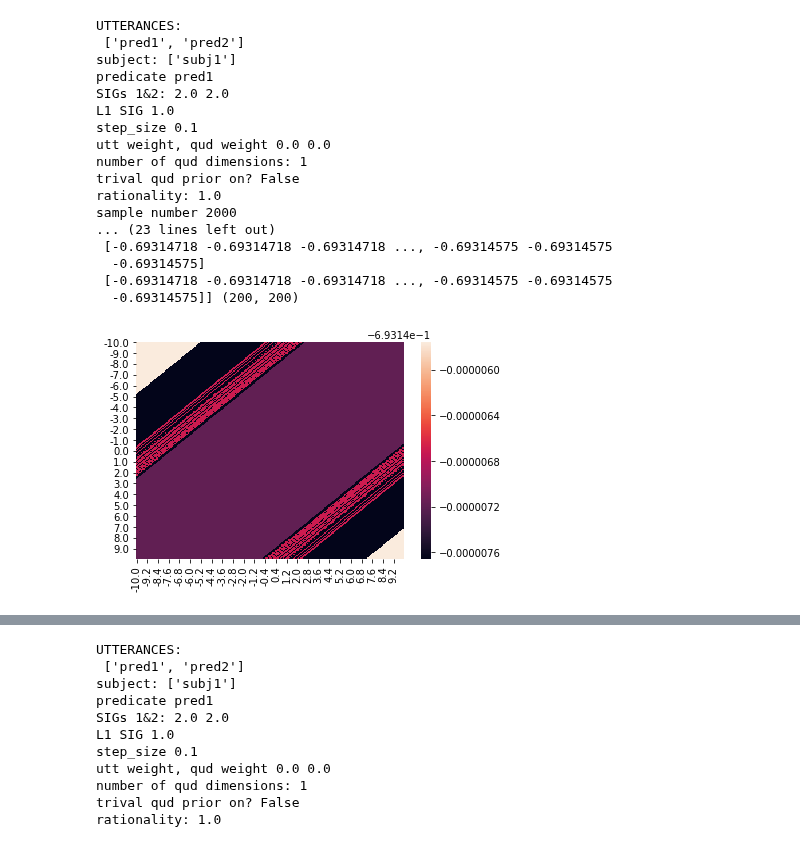
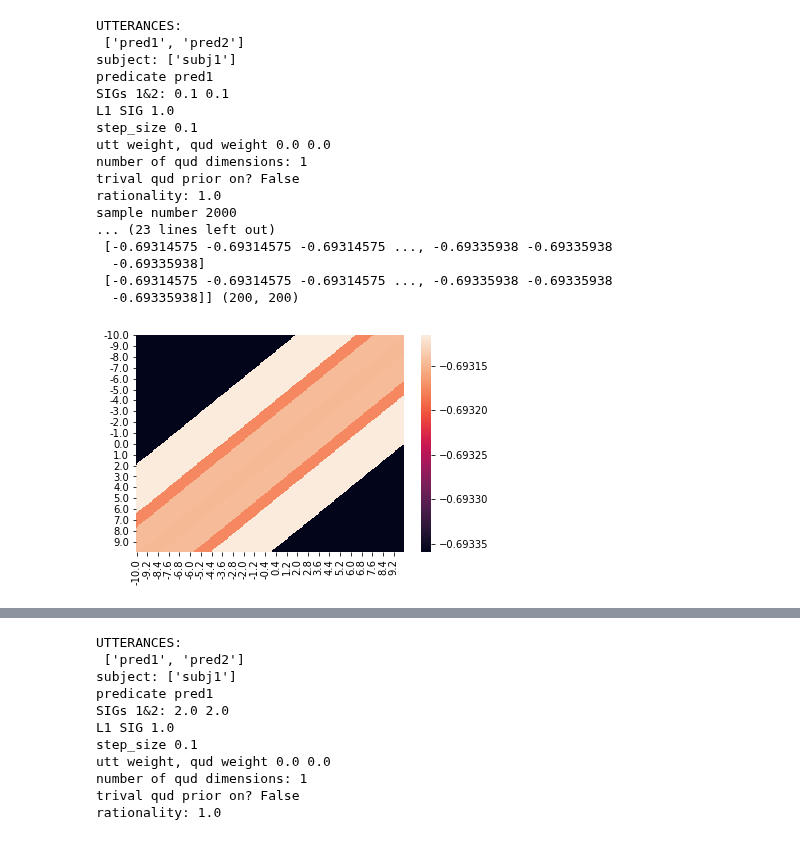
Before and after one commit to reubenharry/Distributional-RSA, a Jupyter notebook: heatmaps.ipynb, the cells around one changed output, grey strips where cells are left out. Cells and saved outputs as stored; diff of their text form; code cells hidden in the pictures.

```diff
--- a/heatmaps.ipynb
+++ b/heatmaps.ipynb
@@ -23,24 +23,24 @@ def titrate(size,amount,l1_sig1,quds,only_trivial,pred,just_s1,sig1,sig2):
 # %%
 # titrate(size=100,amount=0.1,l1_sig1=1.0,quds=['qud1'],pred='pred2',only_trivial=False,just_s1=True,sig1=2.0,sig2=2.0)
 # %%
-titrate(size=100,amount=0.1,l1_sig1=1.0,quds=['qud1'],pred='pred1',only_trivial=False,just_s1=True,sig1=2.0,sig2=2.0)
+titrate(size=100,amount=0.1,l1_sig1=1.0,quds=['qud1'],pred='pred1',only_trivial=False,just_s1=True,sig1=0.1,sig2=0.1)
 # %% [output]
 UTTERANCES:
  ['pred1', 'pred2']
 subject: ['subj1']
 predicate pred1
-SIGs 1&2: 2.0 2.0
+SIGs 1&2: 0.1 0.1
 L1 SIG 1.0
 step_size 0.1
 utt weight, qud weight 0.0 0.0
 number of qud dimensions: 1
 trival qud prior on? False
 rationality: 1.0
 sample number 2000
 ... (23 lines left out)
- [-0.69314718 -0.69314718 -0.69314718 ..., -0.69314575 -0.69314575
-  -0.69314575]
- [-0.69314718 -0.69314718 -0.69314718 ..., -0.69314575 -0.69314575
-  -0.69314575]] (200, 200)
+ [-0.69314575 -0.69314575 -0.69314575 ..., -0.69335938 -0.69335938
+  -0.69335938]
+ [-0.69314575 -0.69314575 -0.69314575 ..., -0.69335938 -0.69335938
+  -0.69335938]] (200, 200)
-[figure, old version]
+[figure, new version]
 # %%
```
Also changed, not shown: parts of 3 cells of this notebook.
